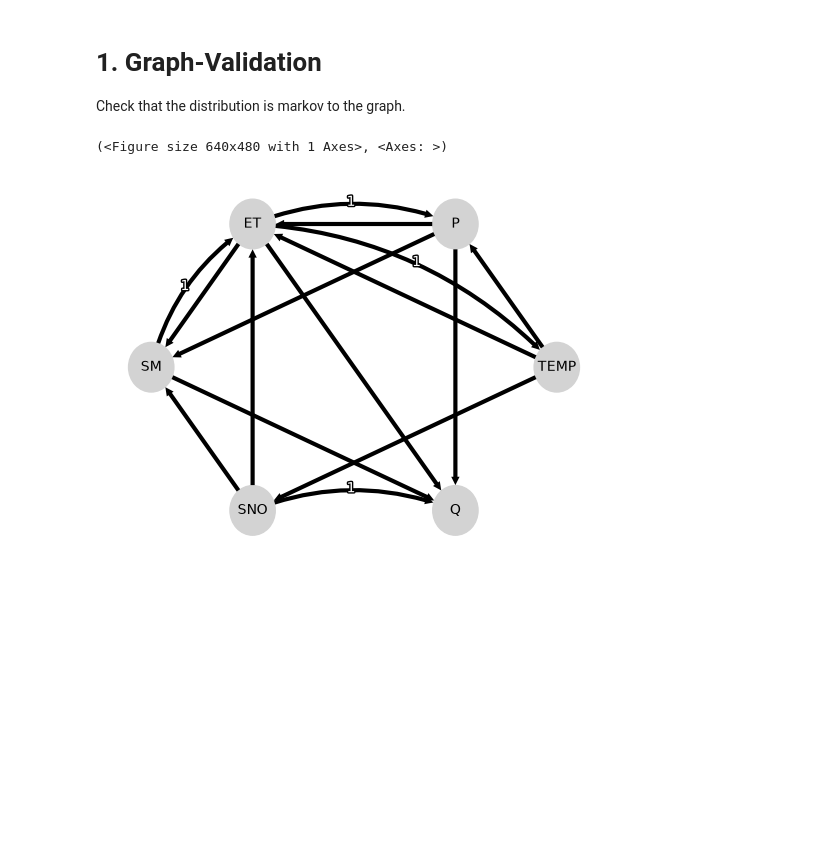
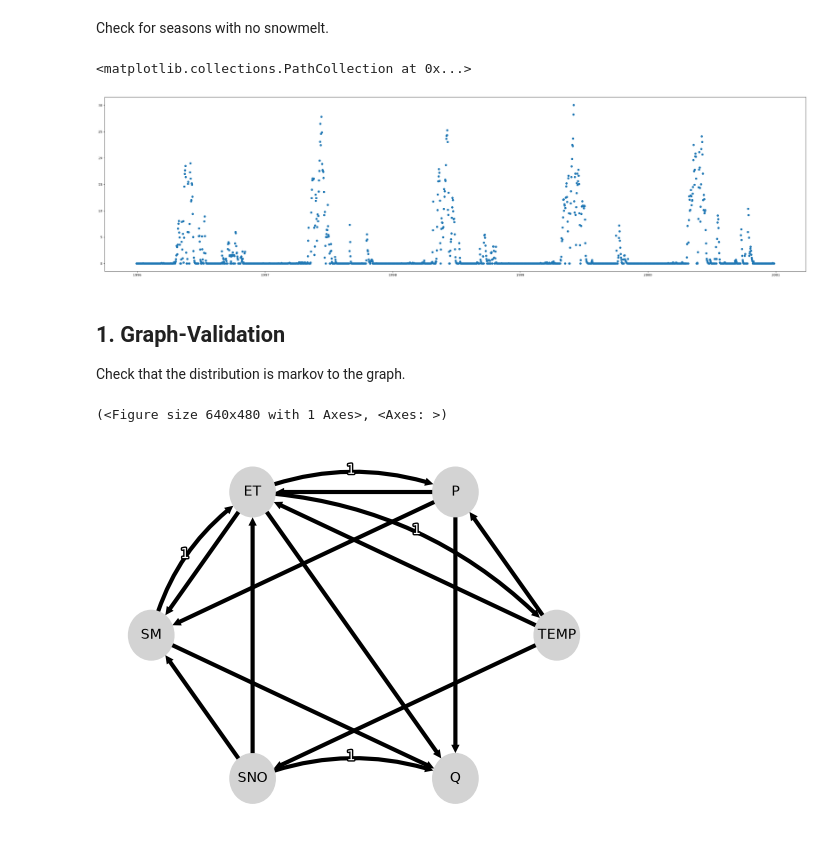
Before and after one commit to tripleUU-U/snow_causal_inference, a Jupyter notebook: code/basin_workflow.ipynb, the cells around one changed output. Cells and saved outputs as stored; diff of their text form; code cells hidden in the pictures; blank space fills up the shorter version.

```diff
--- a/code/basin_workflow.ipynb
+++ b/code/basin_workflow.ipynb
@@ -86,4 +83,15 @@ vars_df = pd.concat([climate_vars_df, q_ts_802_df["qobs"]], axis=1)
 vars_df.columns = ["TEMP", "P", "ET", "SM", "SNO", "Q"]
 
 vars_df = vars_df.dropna()
+# %% [markdown]
+Check for seasons with no snowmelt.
+# %%
+fig, ax = plt.subplots(figsize=(40,10))
+
+sliced_df = vars_df.iloc[365*15:365*20,:]
+
+ax.scatter(x=sliced_df.index, y=sliced_df.SNO)
+# %% [output]
+<matplotlib.collections.PathCollection at 0x...>
+[figure, added]
 # %%
@@ -91,5 +99,5 @@ vars_tg = DataFrame(data=vars_df.iloc[:365,:].to_numpy()) # shrink to one year f
 # %% [markdown]
-# 1. Graph-Validation
+## 1. Graph-Validation
 
 Check that the distribution is markov to the graph.
 # %%
```
Also changed, not shown: parts of 26 cells of this notebook, 3 other files.
